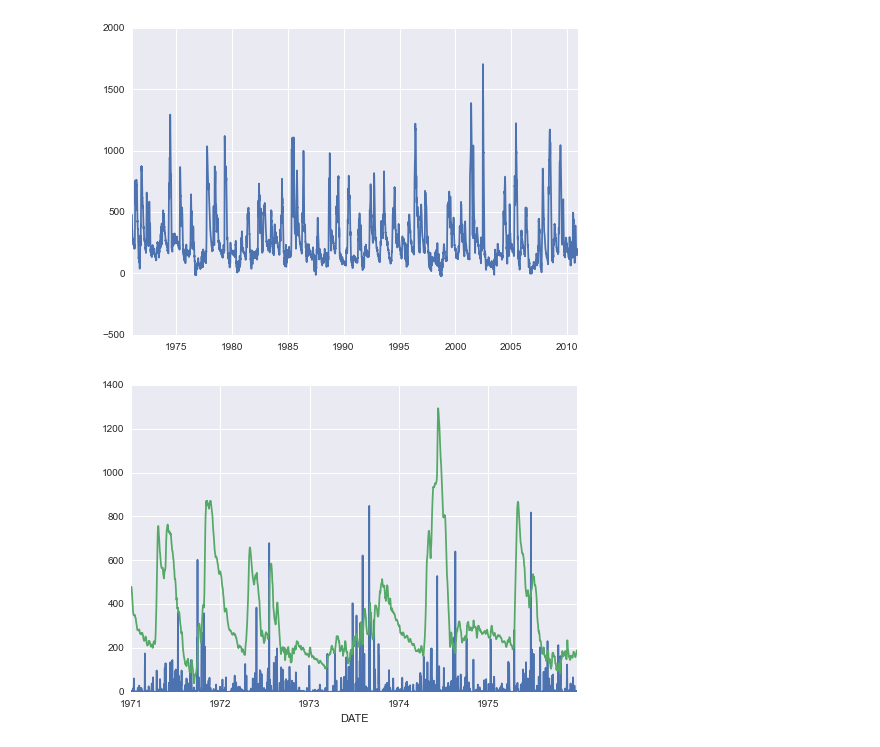
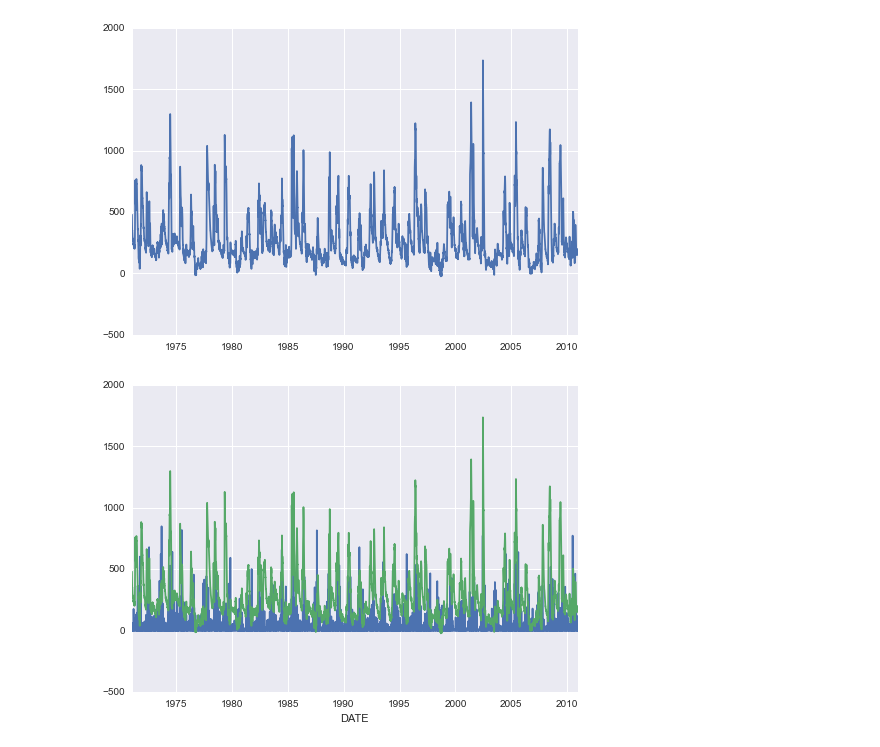
Before and after one commit to kmcgarry7/Rainy-Lake-Hydrology, a Jupyter notebook: Estimating_Rainy_Lake_Inflows_1970-2010.ipynb, the cells around one changed output. Cells and saved outputs as stored; diff of their text form; code cells hidden in the pictures.

Commit message:
Create data directory

```diff
--- a/Estimating_Rainy_Lake_Inflows_1970-2010.ipynb
+++ b/Estimating_Rainy_Lake_Inflows_1970-2010.ipynb
@@ -27,6 +27,9 @@ seaborn.set()
 # Modules to display images and data tables
 from IPython.display import Image
 from IPython.core.display import display
+
+# Data directory
+dir = './data/'
 # %% [markdown]
 ## <a name=section01></a>Direct Estimate using the Balance Equation
 # %% [markdown]
@@ -152,8 +155,8 @@ R = np.array([[0.005, 0],[0.0, 1000.0]])
 yrA = '1971'
 yrB = '2010'
 
-y = pd.concat([pd.read_pickle('RL.pkl')[yrA:yrB],
-               pd.read_pickle('RR.pkl')[yrA:yrB]],axis=1)
+y = pd.concat([pd.read_pickle(dir+'RL.pkl')[yrA:yrB],
+               pd.read_pickle(dir+'RR.pkl')[yrA:yrB]],axis=1)
 y.columns = ['H','O']
 
 y = y.interpolate()
@@ -323,11 +326,11 @@ x['I'].plot()
 <matplotlib.axes._subplots.AxesSubplot at 0x...>
 [figure]
 # %%
-PRCP = pd.read_pickle('PRCP.pkl')
+PRCP = pd.read_pickle(dir+'KINL.pkl')
 
 plt.hold(True)
 (10*PRCP[yrA:yrB]).plot()
 x['I'].plot()
 plt.hold(False)
 # %% [output]
-[figure, old version]
+[figure, new version]
```
Also changed, not shown: parts of 1 cell of this notebook, 13 other files.
